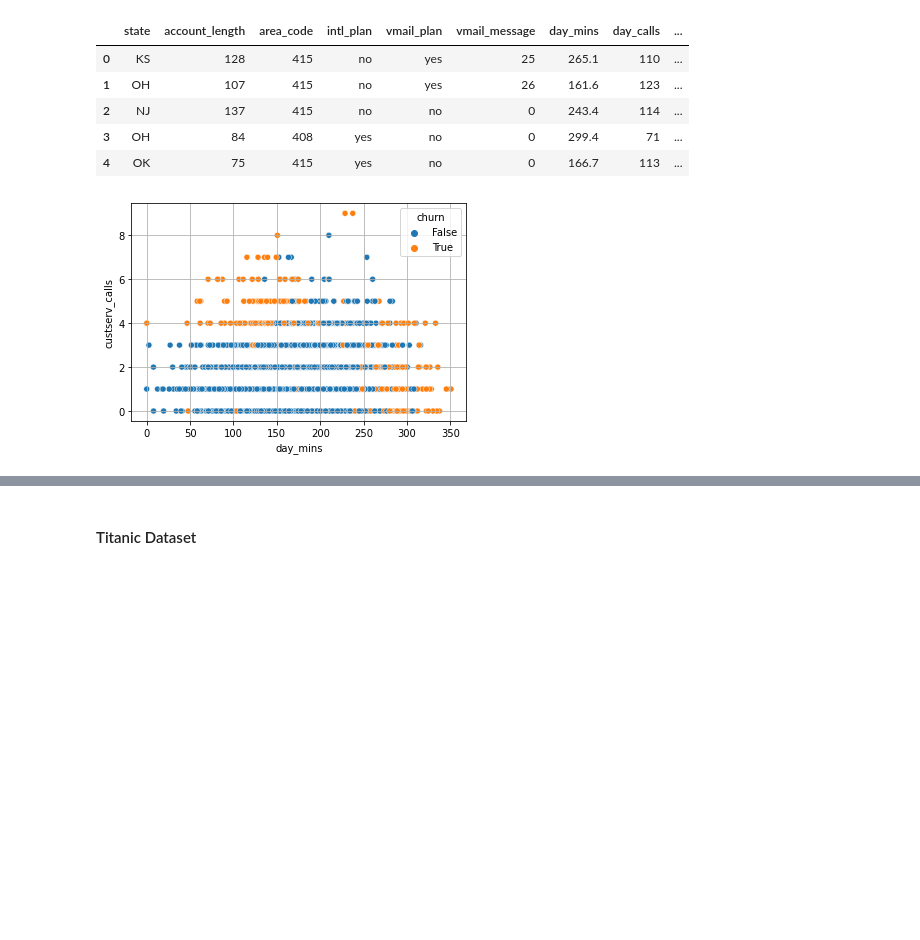
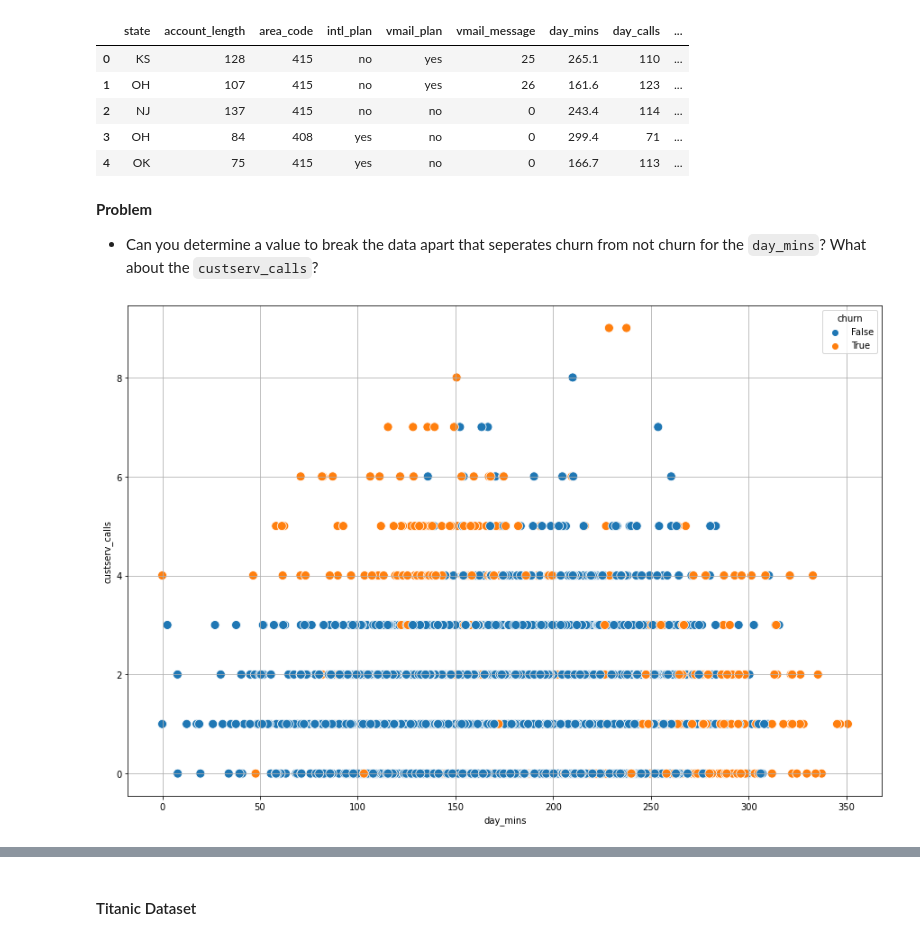
Before and after one commit to jfkoehler/nyu_bootcamp_fa24, a Jupyter notebook: intro_decision_tree.ipynb, the cells around one changed output, grey strips where cells are left out. Saved outputs shown, nothing was run; the diff lists cells and outputs as text; code cells hidden in the pictures; blank space fills up the shorter version.

```diff
--- a/intro_decision_tree.ipynb
+++ b/intro_decision_tree.ipynb
@@ -32,11 +32,16 @@ churn.head()
 | 2 | NJ | 137 | 415 | no | no | 0 | 243.4 | 114 | ... |
 | 3 | OH | 84 | 408 | yes | no | 0 | 299.4 | 71 | ... |
 | 4 | OK | 75 | 415 | yes | no | 0 | 166.7 | 113 | ... |
+# %% [markdown]
+**Problem**
+
+- Can you determine a value to break the data apart that seperates churn from not churn for the `day_mins`? What about the `custserv_calls`?
 # %%
-sns.scatterplot(data = X, x = 'day_mins', y = 'custserv_calls', hue = y)
+plt.figure(figsize = (15, 10))
+sns.scatterplot(data = churn, x = 'day_mins', y = 'custserv_calls', hue = 'churn', s = 100)
 plt.grid();
 # %% [output]
-[figure, old version]
+[figure, new version]
 # %%
 tree = DecisionTreeClassifier(max_depth = 2, criterion='entropy')
 # %%
```
Also changed, not shown: parts of 20 cells of this notebook, 8 other files.
